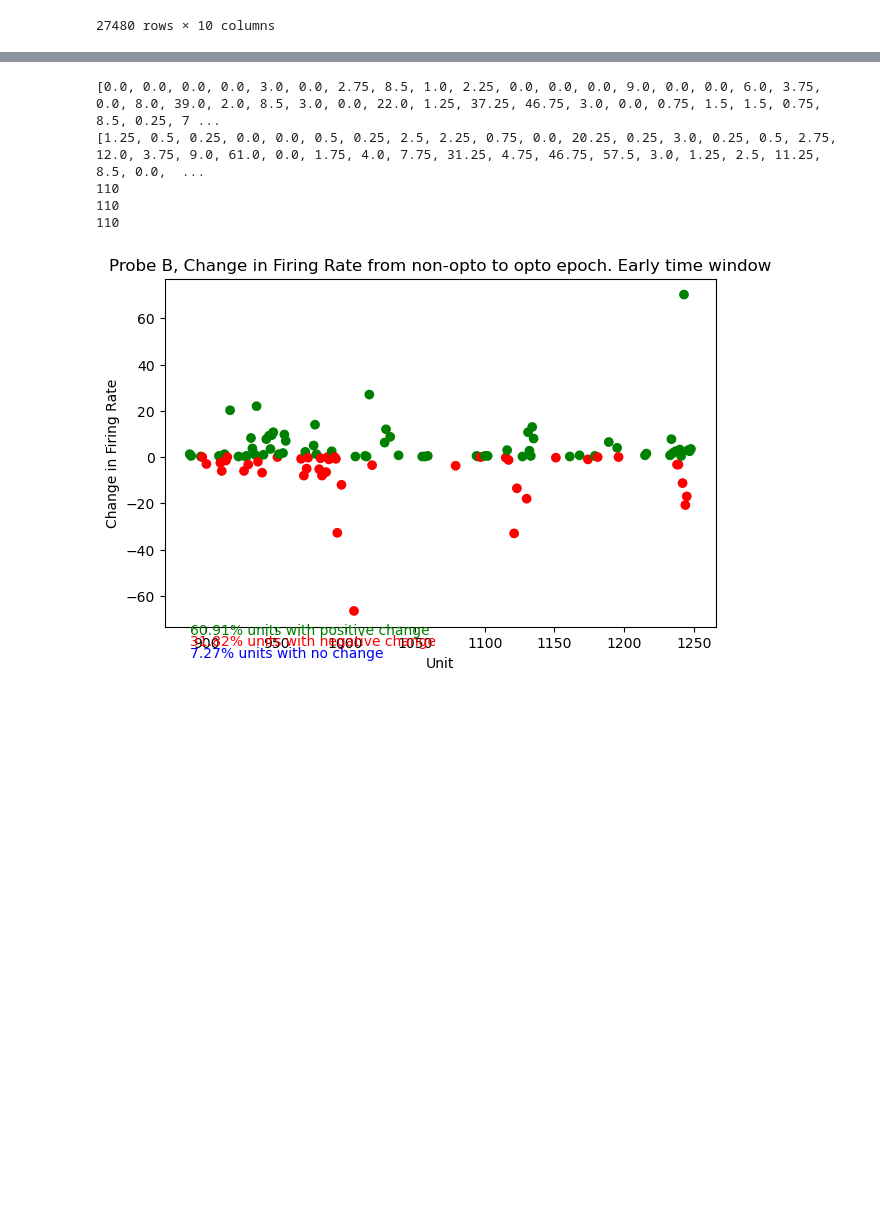
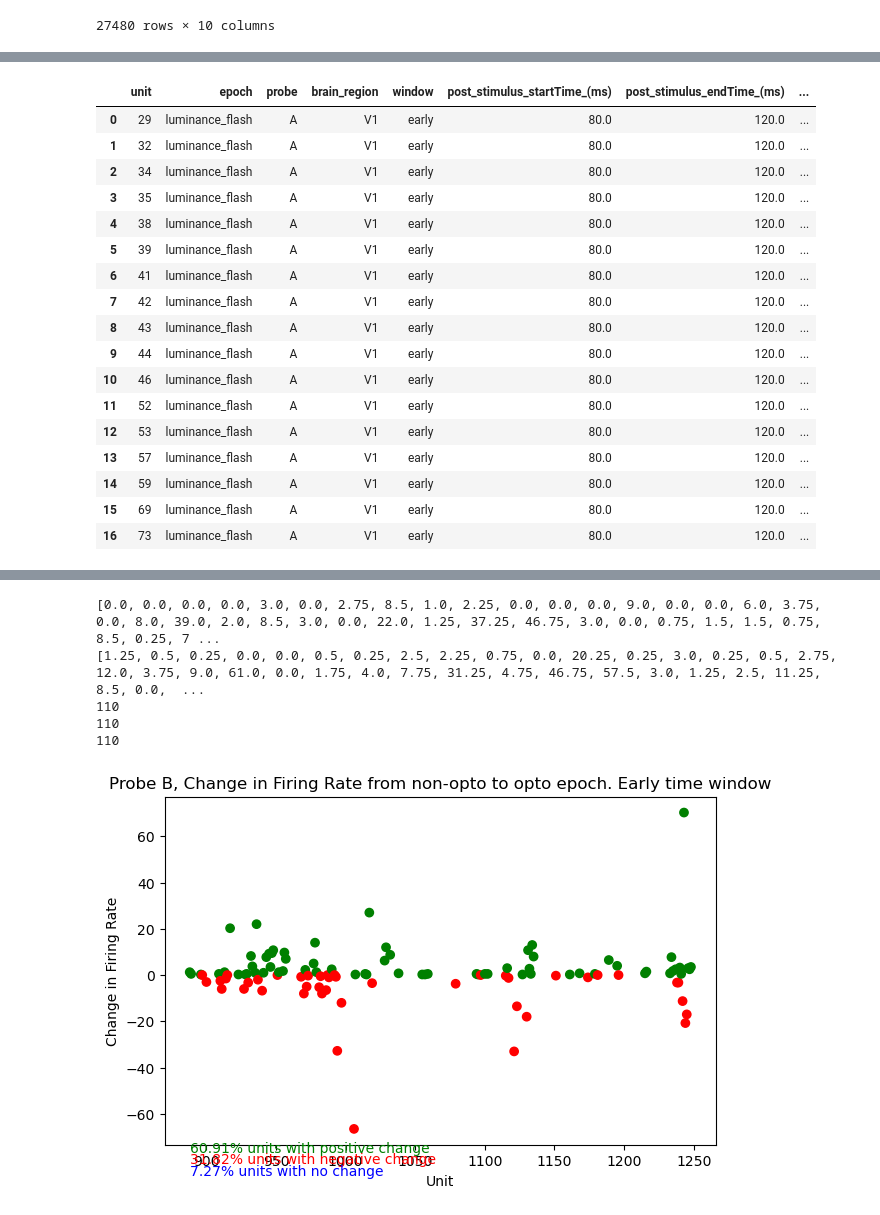
Before and after one commit to granthughes1999/nwb, a Jupyter notebook: Rotation_files/paBoNT2_analysis_grant.ipynb, the cells around one changed output, grey strips where cells are left out. Cells and saved outputs as stored; diff of their text form; code cells hidden in the pictures; blank space fills up the shorter version.

```diff
--- a/Rotation_files/paBoNT2_analysis_grant.ipynb
+++ b/Rotation_files/paBoNT2_analysis_grant.ipynb
@@ -2314,9 +2373,0 @@ fr_late[fr_late['unit'] == 851]
-# %%
-path = r"G:/Grant/rotation/2023-09-29_16-07-39_PaBont2/plots/summary_plots/gratings/earlyWindow/probeC/"
-fr_early = paBont2.scatter_plot_2("C","LP","Early",path,0,0.04, 0.08,0.005)
-
-path = r"G:/Grant/rotation/2023-09-29_16-07-39_PaBont2/plots/summary_plots/gratings/midWindow/probeC/"
-fr_mid = paBont2.scatter_plot_2("C","LP",'Mid',path,0,0.04, 0.12,0.005)
-
-path = r"G:/Grant/rotation/2023-09-29_16-07-39_PaBont2/plots/summary_plots/gratings/lateWindow/probeC/"
-fr_late = paBont2.scatter_plot_2("C","LP",'Late',path,0,0.04, 0.16,0.005)
@@ -2322,0 +2422,21 @@ fr_late = paBont2.scatter_plot_2("C","LP",'Late',path,0,0.04, 0.16,0.005)
+# %%
+fr_early.head(17)
+# %% [output]
+|  | unit | epoch | probe | brain_region | window | post_stimulus_startTime_(ms) | post_stimulus_endTime_(ms) | ... |
+| 0 | 29 | luminance_flash | A | V1 | early | 80.0 | 120.0 | ... |
+| 1 | 32 | luminance_flash | A | V1 | early | 80.0 | 120.0 | ... |
+| 2 | 34 | luminance_flash | A | V1 | early | 80.0 | 120.0 | ... |
+| 3 | 35 | luminance_flash | A | V1 | early | 80.0 | 120.0 | ... |
+| 4 | 38 | luminance_flash | A | V1 | early | 80.0 | 120.0 | ... |
+| 5 | 39 | luminance_flash | A | V1 | early | 80.0 | 120.0 | ... |
+| 6 | 41 | luminance_flash | A | V1 | early | 80.0 | 120.0 | ... |
+| 7 | 42 | luminance_flash | A | V1 | early | 80.0 | 120.0 | ... |
+| 8 | 43 | luminance_flash | A | V1 | early | 80.0 | 120.0 | ... |
+| 9 | 44 | luminance_flash | A | V1 | early | 80.0 | 120.0 | ... |
+| 10 | 46 | luminance_flash | A | V1 | early | 80.0 | 120.0 | ... |
+| 11 | 52 | luminance_flash | A | V1 | early | 80.0 | 120.0 | ... |
+| 12 | 53 | luminance_flash | A | V1 | early | 80.0 | 120.0 | ... |
+| 13 | 57 | luminance_flash | A | V1 | early | 80.0 | 120.0 | ... |
+| 14 | 59 | luminance_flash | A | V1 | early | 80.0 | 120.0 | ... |
+| 15 | 69 | luminance_flash | A | V1 | early | 80.0 | 120.0 | ... |
+| 16 | 73 | luminance_flash | A | V1 | early | 80.0 | 120.0 | ... |
```
Also changed, not shown: parts of 9 cells of this notebook.
